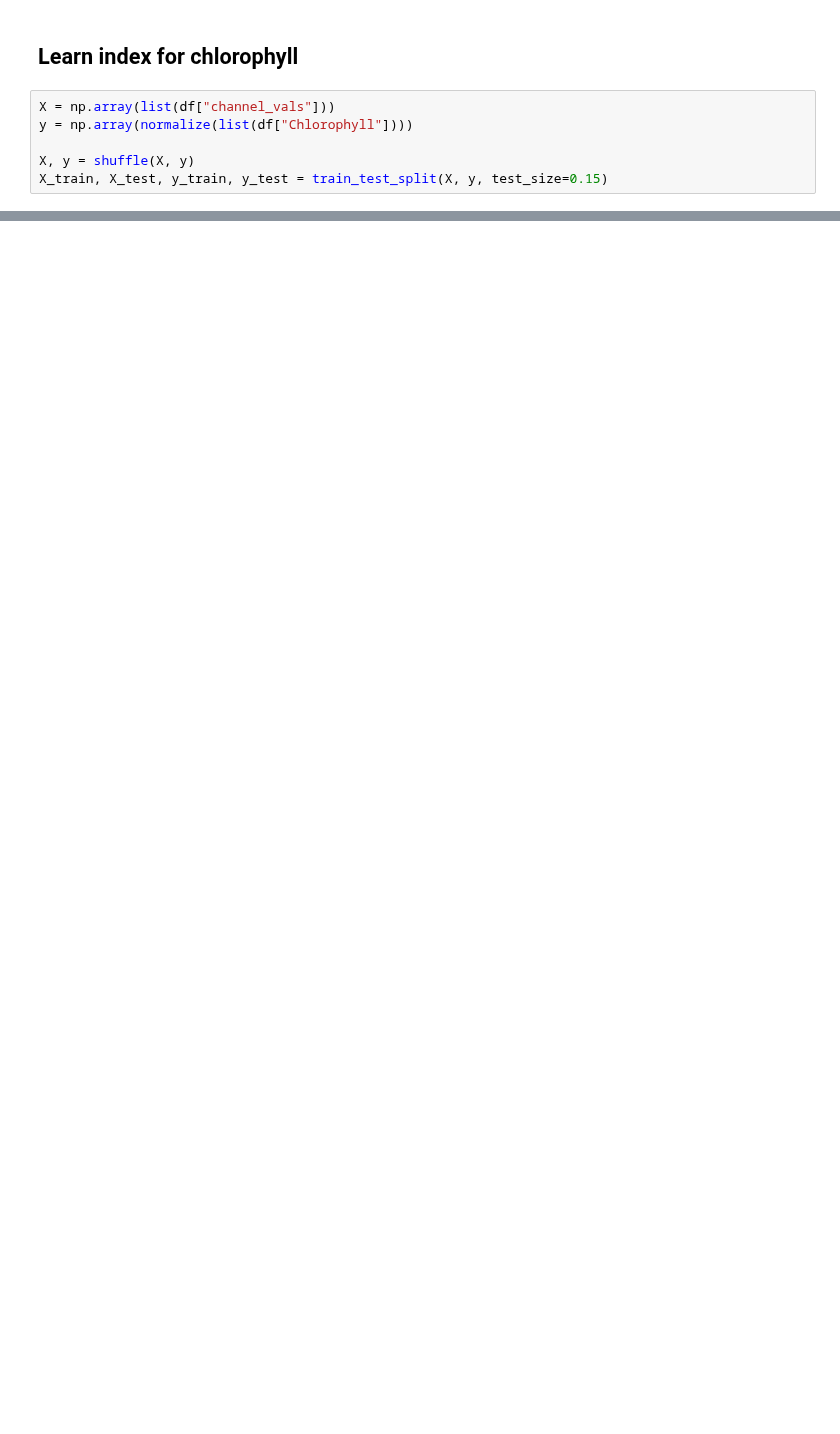
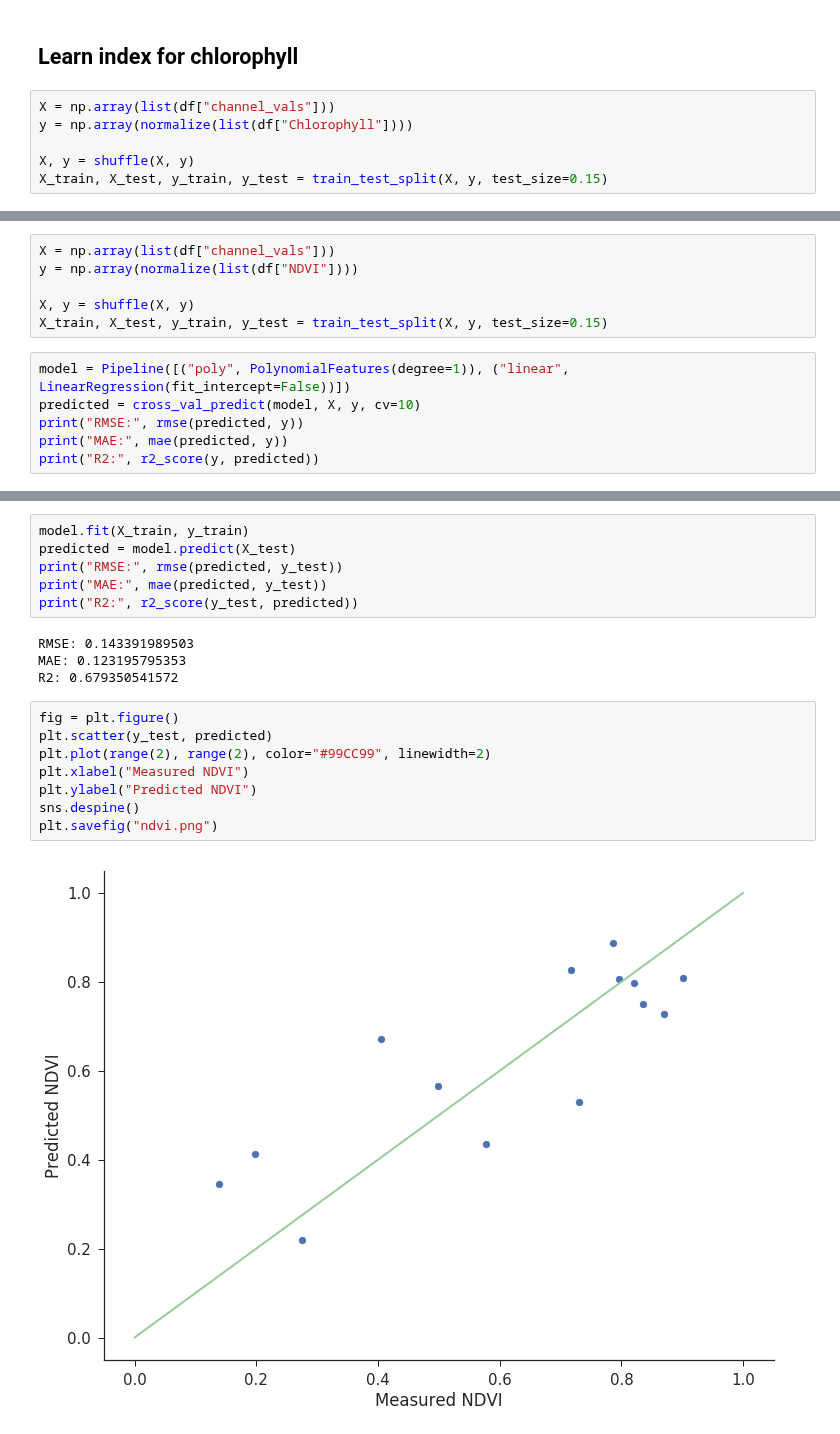
Before and after one commit to cheripai/thesis, a Jupyter notebook: notebooks/Orange_Raster_Analysis.ipynb, the cells around one changed output, grey strips where cells are left out. Drawn from its saved outputs; the diff is of its cells as text; blank space fills up the shorter version.

Commit message:
Add NDVI regression

```diff
--- a/notebooks/Orange_Raster_Analysis.ipynb
+++ b/notebooks/Orange_Raster_Analysis.ipynb
@@ -273,0 +274,12 @@ plt.savefig("chlorophyll.png")
+# %%
+X = np.array(list(df["channel_vals"]))
+y = np.array(normalize(list(df["NDVI"])))
+
+X, y = shuffle(X, y)
+X_train, X_test, y_train, y_test = train_test_split(X, y, test_size=0.15)
+# %%
+model = Pipeline([("poly", PolynomialFeatures(degree=1)), ("linear", LinearRegression(fit_intercept=False))])
+predicted = cross_val_predict(model, X, y, cv=10)
+print("RMSE:", rmse(predicted, y))
+print("MAE:", mae(predicted, y))
+print("R2:", r2_score(y, predicted))
@@ -273,0 +290,20 @@ plt.savefig("chlorophyll.png")
+# %%
+model.fit(X_train, y_train)
+predicted = model.predict(X_test)
+print("RMSE:", rmse(predicted, y_test))
+print("MAE:", mae(predicted, y_test))
+print("R2:", r2_score(y_test, predicted))
+# %% [output]
+RMSE: 0.143391989503
+MAE: 0.123195795353
+R2: 0.679350541572
+# %%
+fig = plt.figure()
+plt.scatter(y_test, predicted)
+plt.plot(range(2), range(2), color="#99CC99", linewidth=2)
+plt.xlabel("Measured NDVI")
+plt.ylabel("Predicted NDVI")
+sns.despine()
+plt.savefig("ndvi.png")
+# %% [output]
+[figure, added]
```
Also changed, not shown: parts of 15 cells of this notebook.
